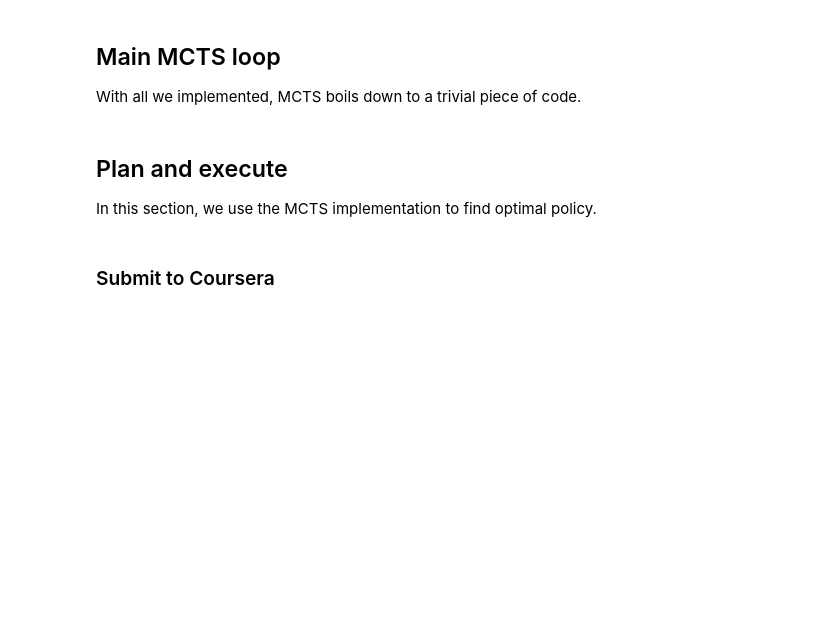
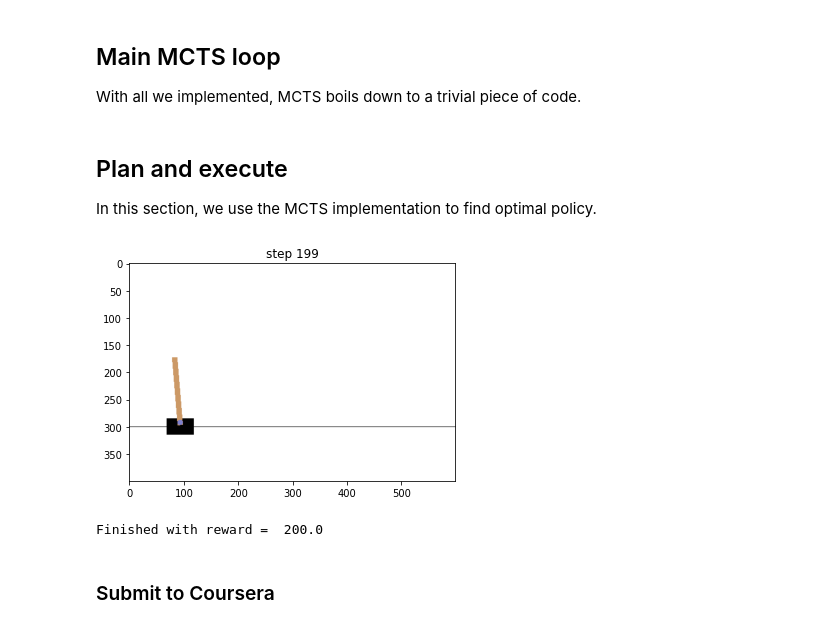
Before and after one commit to SCLiao47/Practical_RL, a Jupyter notebook: Week6_Exploration/practice_mcts.ipynb, the cells around one changed output. Drawn from its saved outputs; the diff is of its cells as text; code cells hidden in the pictures; blank space fills up the shorter version.

Commit message:
MCTS done!

```diff
--- a/Week6_Exploration/practice_mcts.ipynb
+++ b/Week6_Exploration/practice_mcts.ipynb
@@ -245,7 +267,8 @@ class Node:
         # hint: you can use self.parent.times_visited for N times node was considered,
         # and self.times_visited for n times it was visited
 
-        U = <YOUR CODE>
+        # U = <YOUR CODE>
+        U = np.sqrt(2*np.log10(self.parent.times_visited)/self.times_visited)
 
         return self.get_mean_value() + scale*U
 
@@ -262,7 +285,9 @@ class Node:
 
         children = self.children
 
-        best_child = <YOUR CODE: select best child node in terms of node.ucb_score()>
+        # best_child = <YOUR CODE: select best child node in terms of node.ucb_score()>
+        best_child_and_score = max([(child.ucb_score(), child) for child in children], key=lambda x: x[0])
+        best_child = best_child_and_score[1]
 
         return best_child.select_best_leaf()
 
@@ -296,7 +321,16 @@ class Node:
         obs = self.observation
         is_done = self.is_done
 
-        <YOUR CODE: perform rollout and compute reward>
+        # <YOUR CODE: perform rollout and compute reward>
+        rollout_reward = 0
+
+        for _ in range(t_max):
+            if is_done:
+                rollout_reward += 0
+                break
+            else:
+                _, r, is_done, _ = env.step(env.action_space.sample())
+                rollout_reward += r
 
         return rollout_reward
 
@@ -361,13 +395,17 @@ def plan_mcts(root, n_iters=10):
     """
     for _ in range(n_iters):
 
-        node = <YOUR CODE: select best leaf>
+        # node = <YOUR CODE: select best leaf>
+        node = root.select_best_leaf()
 
         if node.is_done:
             node.propagate(0)
 
         else:  # node is not terminal
-            <YOUR CODE: expand-simulate-propagate loop>
+            # <YOUR CODE: expand-simulate-propagate loop>
+            node.expand()
+            r = node.rollout()
+            node.propagate(r)
 # %% [markdown]
 ## Plan and execute
 In this section, we use the MCTS implementation to find optimal policy.
@@ -391,38 +431,45 @@ from gym.wrappers import Monitor
 total_reward = 0  # sum of rewards
 test_env = loads(root_snapshot)  # env used to show progress
 
 for i in count():
 
     # get best child
-    best_child = <YOUR CODE: select child with highest mean reward>
+    # best_child = <YOUR CODE: select child with highest mean reward>
+    best_child = max([(child.get_mean_value(), child) for child in root.children], key=lambda x: x[0])[1]
 
     # take action
     s, r, done, _ = test_env.step(best_child.action)
 
     # show image
     clear_output(True)
     plt.title("step %i" % i)
     plt.imshow(test_env.render('rgb_array'))
     plt.show()
 
     total_reward += r
     if done:
         print("Finished with reward = ", total_reward)
         break
 
     # discard unrealized part of the tree [because not every child matters :(]
     for child in root.children:
         if child != best_child:
             child.safe_delete()
 
     # declare best child a new root
     root = Root.from_node(best_child)
 
-    assert not root.is_leaf(
-    ), "We ran out of tree! Need more planning! Try growing tree right inside the loop."
+    # assert not root.is_leaf(
+    # ), "We ran out of tree! Need more planning! Try growing tree right inside the loop."
 
-    # you may want to expand tree here
-    # <YOUR CODE>
+    # # you may want to expand tree here
+    # # <YOUR CODE>
+    if root.is_leaf():
+        print("Ran out of tree at iter %i! Planning...." %i)
+        plan_mcts(root, n_iters=1000)
+# %% [output]
+[figure, added]
+Finished with reward =  200.0
 # %% [markdown]
 ### Submit to Coursera
 # %%
```
Also changed, not shown: parts of 7 cells of this notebook.
